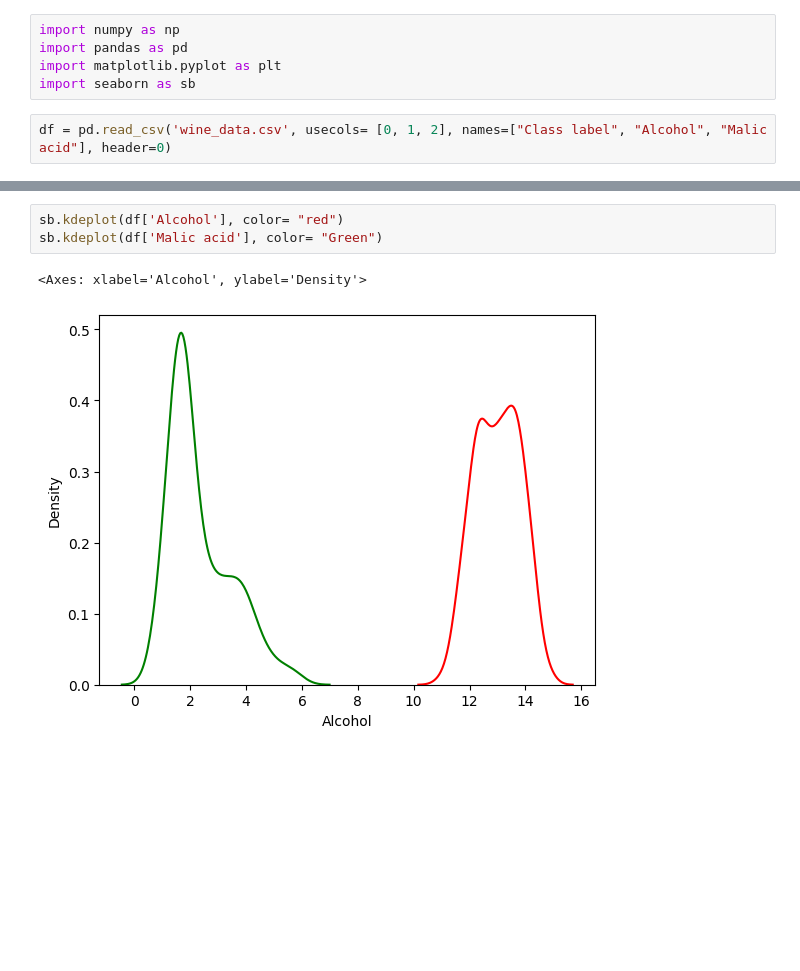
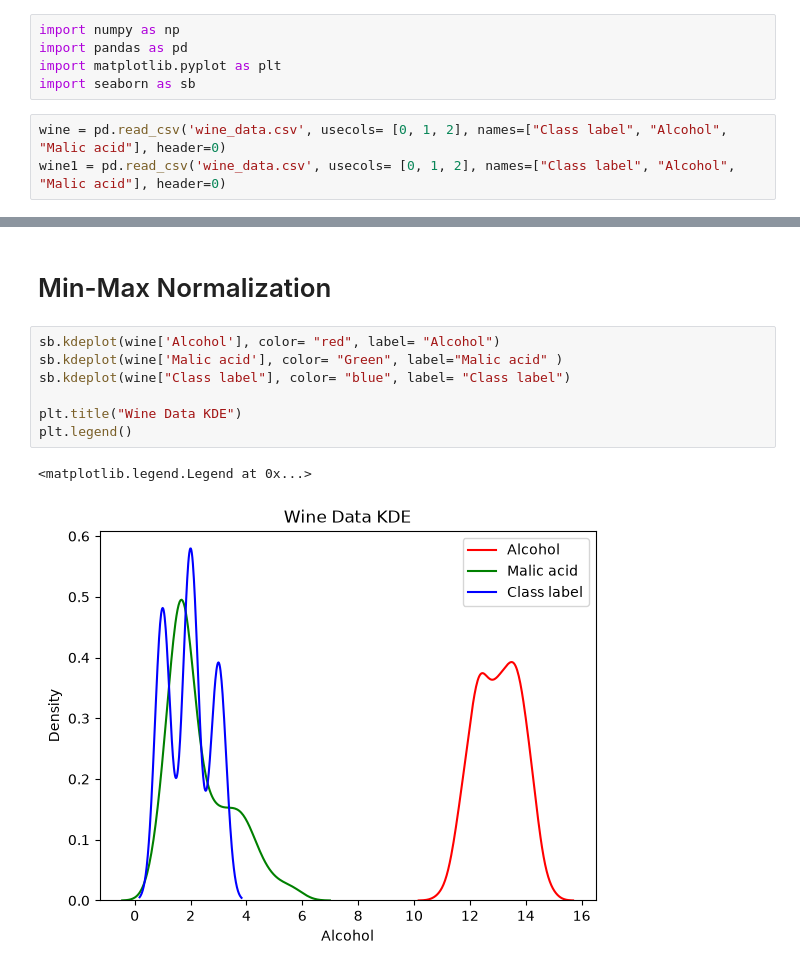
Before and after one commit to GouravSinghDosad/Data-Science-Practice, a Jupyter notebook: 4. Machine Learning/ML7 Feature Scaling - Normalization.ipynb, the cells around one changed output, grey strips where cells are left out. Drawn from its saved outputs; the diff is of its cells as text; blank space fills up the shorter version.

```diff
--- a/4. Machine Learning/ML7 Feature Scaling - Normalization.ipynb
+++ b/4. Machine Learning/ML7 Feature Scaling - Normalization.ipynb
@@ -4,5 +4,6 @@ import pandas as pd
 import matplotlib.pyplot as plt
 import seaborn as sb
 # %%
-df = pd.read_csv('wine_data.csv', usecols= [0, 1, 2], names=["Class label", "Alcohol", "Malic acid"], header=0)
+wine = pd.read_csv('wine_data.csv', usecols= [0, 1, 2], names=["Class label", "Alcohol", "Malic acid"], header=0)
+wine1 = pd.read_csv('wine_data.csv', usecols= [0, 1, 2], names=["Class label", "Alcohol", "Malic acid"], header=0)
 # %%
@@ -10,8 +11,14 @@ df['Malic acid'].min()
 # %% [output]
 0.74
+# %% [markdown]
+# Min-Max Normalization
 # %%
-sb.kdeplot(df['Alcohol'], color= "red")
-sb.kdeplot(df['Malic acid'], color= "Green")
+sb.kdeplot(wine['Alcohol'], color= "red", label= "Alcohol")
+sb.kdeplot(wine['Malic acid'], color= "Green", label="Malic acid" )
+sb.kdeplot(wine["Class label"], color= "blue", label= "Class label")
+
+plt.title("Wine Data KDE")
+plt.legend()
 # %% [output]
-<Axes: xlabel='Alcohol', ylabel='Density'>
+<matplotlib.legend.Legend at 0x...>
-[figure, old version]
+[figure, new version]
```
Also changed, not shown: parts of 12 cells of this notebook, 2 other files.
